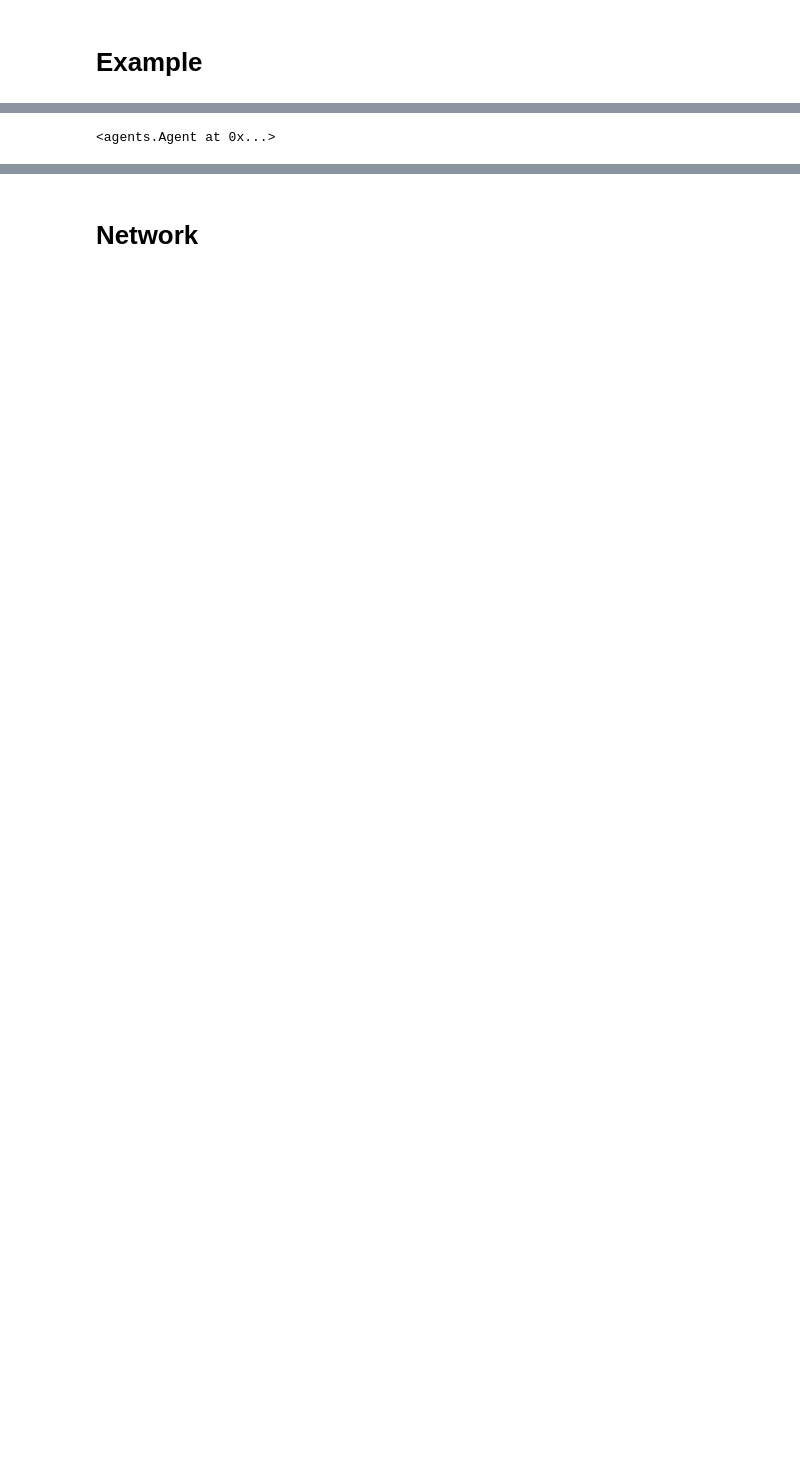
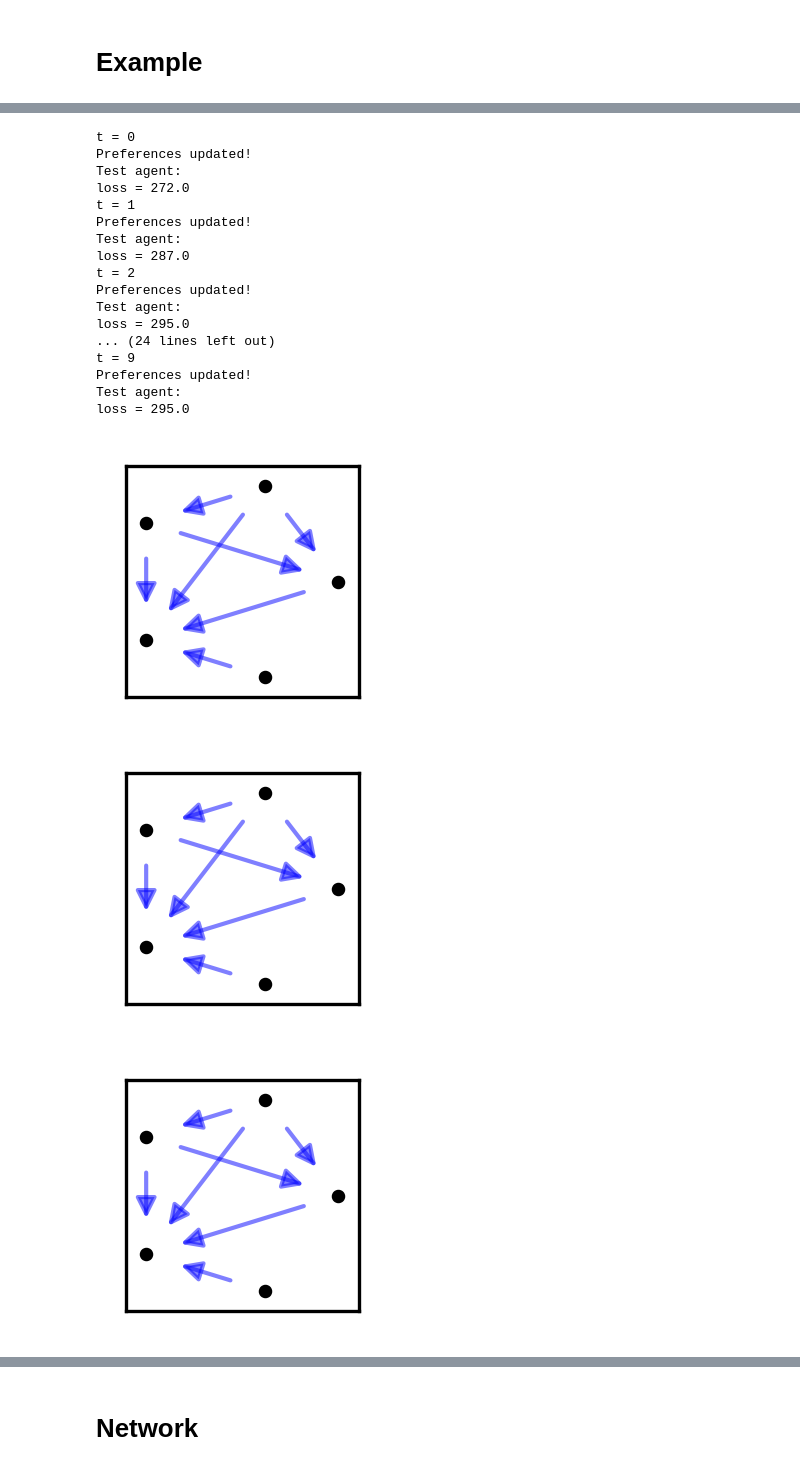
Before and after one commit to hans-riess/prefdynamo, a Jupyter notebook: code/notebook.ipynb, the cells around one changed output, grey strips where cells are left out. Drawn from its saved outputs; the diff is of its cells as text; code cells hidden in the pictures; blank space fills up the shorter version.

```diff
--- a/code/notebook.ipynb
+++ b/code/notebook.ipynb
@@ -57,10 +3,68 @@ choice(test_agent.update_rules)
-# %%
-test_agent
-# %% [output]
-<agents.Agent at 0x...>
 # %%
-agent_dit = {}
+import numpy as np
+from agents import Preference,Agent,SocialNetwork
+from digraphs import generate_random_preorder,generate_random_arborescence
+from random import choice,seed
+from networkx import DiGraph,random_regular_graph,set_node_attributes,neighbors,draw_networkx_nodes,draw_networkx_edges,circular_layout
+import matplotlib.pyplot as plt
+
+#initial data for problem
+n_seed = 29
+n_experiment = 1
+test_node = 0
+n_agents = 20
+n_alternatives = 5
+n_neighbors = 10
+p_preference = 0.2
+n_iterations = 10
+agent_dict = {}
+r_values = list(range(1,n_neighbors+1))
+update_rules = ['prior','posterior','meet', 'join']
+seed(n_seed)
 for node in range(n_agents):
-    digraph = generate_random_preorder(n_nodes,p_preference)
-    update_rule =
-    agent_dict[node] = Agent(digraph,
+    digraph = generate_random_preorder(n_alternatives,p_preference)
+    agent_dict[node] = Agent(Preference(digraph),choice(r_values),choice(update_rules))
+#generate a random graph defining agent-agent interactions
+graph = random_regular_graph(n_neighbors,n_agents)
+network_initial = SocialNetwork(graph,agent_dict)
+#experiment
+network = network_initial.copy()
+losses = []
+for t in range(n_iterations):
+    print('t = '+str(t))
+    network.update_preference_profile()
+    print('Preferences updated!')
+    print('Test agent: ')
+    #plot preference relation for test agent
+    plt.figure(dpi=300,figsize=[1,1])
+    digraph = network.agent_dict[test_node].preference.digraph.copy()
+    pos = circular_layout(digraph)
+    draw_networkx_nodes(digraph,pos,node_color='black',node_size=5)
+    draw_networkx_edges(digraph,pos,edge_color='blue',width=1, alpha=0.5)
+    filename = 'plots/exp_'+str(n_experiment)+'_t_' +str(t) + '.png'
+    plt.savefig(filename)
+    #calculate loss
+    matrix = network.distance_matrix()
+    print('loss = '+str(loss))
+    losses.append(0.5*network.distance_matrix().sum())
+# %% [output]
+t = 0
+Preferences updated!
+Test agent:
+loss = 272.0
+t = 1
+Preferences updated!
+Test agent:
+loss = 287.0
+t = 2
+Preferences updated!
+Test agent:
+loss = 295.0
+... (24 lines left out)
+t = 9
+Preferences updated!
+Test agent:
+loss = 295.0
+[figure, added]
+[figure, added]
+[figure, added]
```
Also changed, not shown: parts of 15 cells of this notebook, 3 other files.
